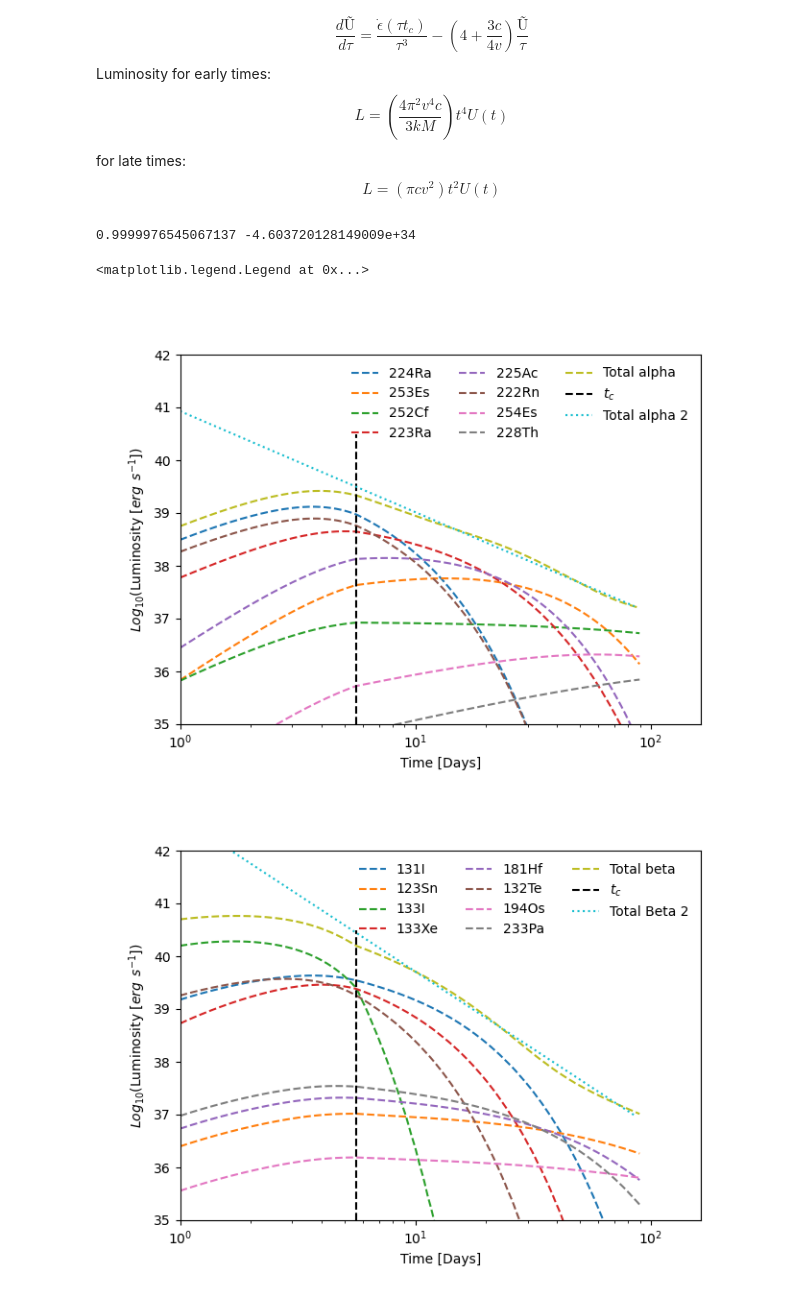
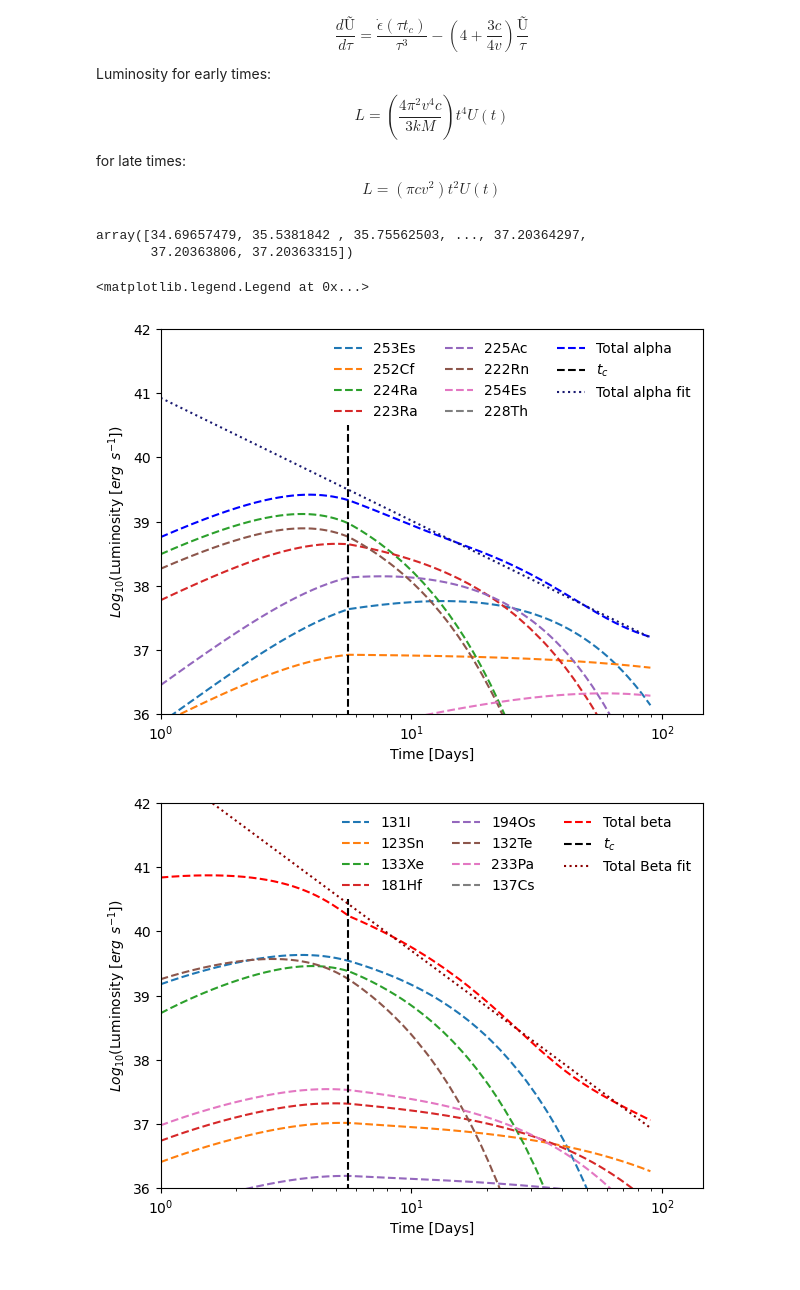
Before and after one commit to DiegoHp45/Kilonova, a Jupyter notebook: article_1.ipynb, the cells around one changed output. Cells and saved outputs as stored; diff of their text form; code cells hidden in the pictures.

```diff
--- a/article_1.ipynb
+++ b/article_1.ipynb
@@ -458,6 +461,6 @@ ax3.legend()
 # %%
 '''Find relevant nuclei'''
-H=np.searchsorted(t/(60*60*24),[1,100])
+H=np.searchsorted(t/(60*60*24),[5,100])
 #print(H)
 #H=[0,-1]
 E_alpha_aporte_norm=E_alpha_aporte/E_alpha
@@ -635,4 +629,0 @@ U_3,L_3,T_3,tedias_3=p3[0],p3[1],p3[2],p3[3]
-# %%
-print(T_1[1]/(T_2[1]+T_3[1]),T_1[1]-T_2[1]-T_3[1])
-# %% [output]
-0.9999976545067137 -4.603720128149009e+34
@@ -642,35 +641,43 @@ def Luminocidad_mas_importantes(top:int,decay):
     r=[[],[],[]]
     if decay=='Beta':
         for i in tqdm(range(top)):
-            U,L,T,t_dias_=generar_graficas(0.05,0.02,0.15,10**10,0.0001,16,100000,E_beta_aporte_efectivo[Mejores_beta[i]])
-            L=np.log10(L)
+            U,L,T,t_dias_=generar_graficas(0.05,0.02,0.15,10**10,0.001,16,100000,E_beta_aporte_efectivo[Mejores_beta[i]])
+            L=np.log10(L+1e-30)
             r[0].append(t_dias_)
             r[1].append(L)
             r[2].append(Name_beta[Mejores_beta[i]])
             #plt.plot(t_dias_,L,label=Name_beta[Mejores_beta[i]],linestyle='-')
-        U,L,T,t_dias_=generar_graficas(0.05,0.02,0.15,10**10,0.0001,16,100000,E_beta_efectivo)
+        U,L,T,t_dias_=generar_graficas(0.05,0.02,0.15,10**10,0.001,16,100000,E_beta_efectivo)
+        L=np.log10(L+1e-30)
         r[0].append(t_dias_)
-        r[1].append(np.log10(L))
+        r[1].append(L)
         r[2].append('Total beta')
         #plt.plot(t_dias_,np.log10(L),label='Total beta',linestyle=':')
 
     else:
         for i in tqdm(range(top)):
-            U,L,T,t_dias_=generar_graficas(0.05,0.02,0.15,10**10,0.0001,16,100000,E_alpha_aporte_efectivo[mejores_alpha[i]])
-            L=np.log10(L)
+            U,L,T,t_dias_=generar_graficas(0.05,0.02,0.15,10**10,0.001,16,100000,E_alpha_aporte_efectivo[mejores_alpha[i]])
+            L=np.log10(L+1e-30)
             r[0].append(t_dias_)
             r[1].append(L)
             r[2].append(Name_alpha[mejores_alpha[i]])
             #plt.plot(t_dias_,L,label=Name_alpha[mejores_alpha[i]],linestyle='-')
-        U,L,T,t_dias_=generar_graficas(0.05,0.02,0.15,10**10,0.0001,16,100000,E_alpha_efectivo)
+        U,L,T,t_dias_=generar_graficas(0.05,0.02,0.15,10**10,0.001,16,100000,E_alpha_efectivo)
+        L=np.log10(L+1e-30)
         r[0].append(t_dias_)
-        r[1].append(np.log10(L))
+        r[1].append(L)
         r[2].append('Total alpha')
         #plt.plot(t_dias_,np.log10(L),label='Total alpha',linestyle=':')
     return r
 # %%
 r1=Luminocidad_mas_importantes(8,'Beta')
 r2=Luminocidad_mas_importantes(8,'Alpha')
+# %%
+r2[1][-1]
+#np.log10(L_a+1e-30)
+# %% [output]
+array([34.69657479, 35.5381842 , 35.75562503, ..., 37.20364297,
+       37.20363806, 37.20363315])
 # %%
 '''Figure 4. Luminosity for relevant nuclei'''
 
@@ -682,52 +689,62 @@ M=0.05*(1.989*10**30)
 b=0.15
 tc=np.sqrt(3*k*M/(4*np.pi*(b*c)**2))
 ubi=np.zeros(len(barra))+tc/(60*60*24)
+indice_tc=np.searchsorted(tedias_b,tc/(60*60*24))
 
 '''fit funtion'''
 def lineal(x,a,b):
     return a*x+b
+
+'''Fits for total luminosity'''
 #alpha
-popt, pcov = curve_fit(lineal,np.log10(tedias_3[np.searchsorted(tedias_3,tc/(60*60*24)):]),np.log10(L_3[np.searchsorted(tedias_3,tc/(60*60*24)):]),p0=[-1,30])
+popta, pcova = curve_fit(lineal,np.log10(tedias_a[indice_tc:]),np.log10(L_a[indice_tc:]),p0=[-1,30])
 #beta
-popt1, pcov1 = curve_fit(lineal,np.log10(tedias_2[np.searchsorted(tedias_2,tc/(60*60*24)):]),np.log10(L_2[np.searchsorted(tedias_2,tc/(60*60*24)):]),p0=[-1,30])
+poptb, pcovb = curve_fit(lineal,np.log10(tedias_b[indice_tc:]),np.log10(L_b[indice_tc:]),p0=[-1,30])
 #total
-popt2, pcov2 = curve_fit(lineal,np.log10(tedias_1[np.searchsorted(tedias_1,tc/(60*60*24)):]),np.log10(L_1[np.searchsorted(tedias_1,tc/(60*60*24)):]),p0=[-1,30])
+poptt, pcovt = curve_fit(lineal,np.log10(tedias_b[indice_tc:]),np.log10(L_b[indice_tc:]+L_a[indice_tc:]),p0=[-1,30])
 
 '''Figure alpha decay'''
 
 plt.figure(figsize=(7,5))
 
 for i in range(len(r2[0])):
-    plt.plot(r2[0][i],r2[1][i],label=r2[2][i],linestyle='--')
+    if i==len(r2[0])-1:
+        plt.plot(r2[0][i],r2[1][i],label=r2[2][i],linestyle='--',color='blue')
+    else:
+        plt.plot(r2[0][i],r2[1][i],label=r2[2][i],linestyle='--')
 
 plt.plot(ubi,barra,linestyle='--',color='black',label=r'$t_c$')
-plt.plot(tedias_3,lineal(np.log10(tedias_3), *popt),label='Total alpha 2',linestyle=':')
+plt.plot(tedias_a,lineal(np.log10(tedias_a), *popta),label='Total alpha fit',linestyle=':',color='midnightblue')
 
+'''estetics'''
 plt.xscale('log')
-plt.ylim((35,42))
+plt.ylim((36,42))
 plt.xlim(left=1)
 plt.ylabel(r'$Log_{10}$(Luminosity $[erg \:\:s^{-1}])$')
 plt.xlabel('Time [Days]')
 plt.legend(loc="upper right", ncol=3,frameon=False)
 
 '''Figure beta decay'''
 
 plt.figure(figsize=(7,5))
 
 for i in range(len(r1[0])):
-    plt.plot(r1[0][i],r1[1][i],label=r1[2][i],linestyle='--')
+    if i==len(r1[0])-1:
+        plt.plot(r1[0][i],r1[1][i],label=r1[2][i],linestyle='--',color='red')
+    else:
+        plt.plot(r1[0][i],r1[1][i],label=r1[2][i],linestyle='--')
 
 plt.plot(ubi,barra,linestyle='--',color='black',label=r'$t_c$')
-plt.plot(tedias_2,lineal(np.log10(tedias_2), *popt1),label='Total Beta 2',linestyle=':')
+plt.plot(tedias_b,lineal(np.log10(tedias_b), *poptb),label='Total Beta fit',linestyle=':',color='darkred')
 
 
 plt.xscale('log')
-plt.ylim((35,42))
+plt.ylim(bottom=36,top=42)
 plt.xlim(left=1)
 plt.ylabel(r'$Log_{10}$(Luminosity $[erg \:\:s^{-1}])$')
 plt.xlabel('Time [Days]')
 plt.legend(loc="upper right", ncol=3,frameon=False)
 # %% [output]
 <matplotlib.legend.Legend at 0x...>
-[figure, old version]
+[figure, new version]
-[figure, old version]
+[figure, new version]
```
Also changed, not shown: parts of 14 cells of this notebook.
